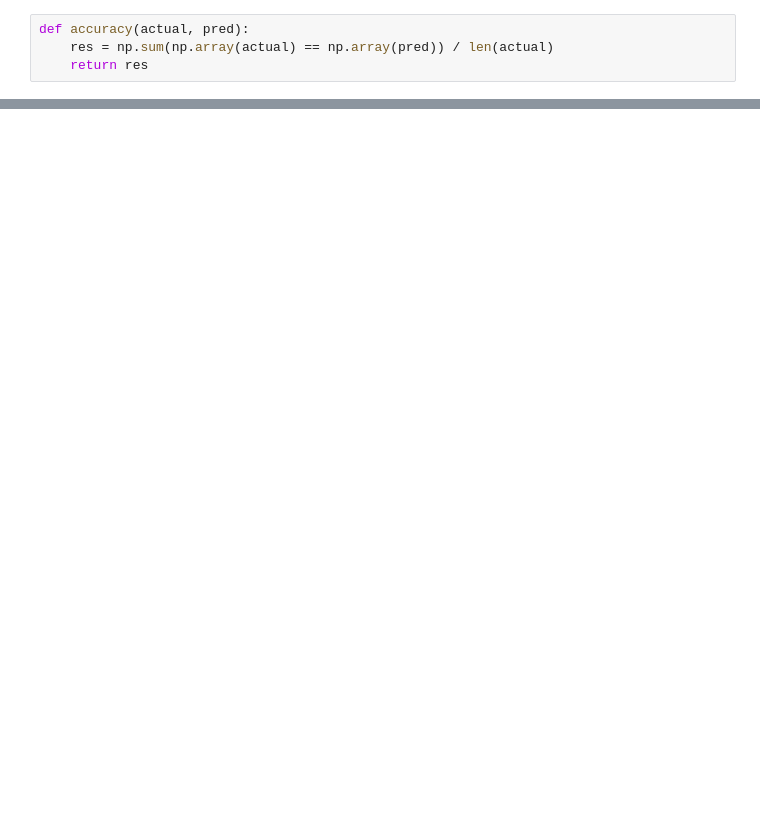
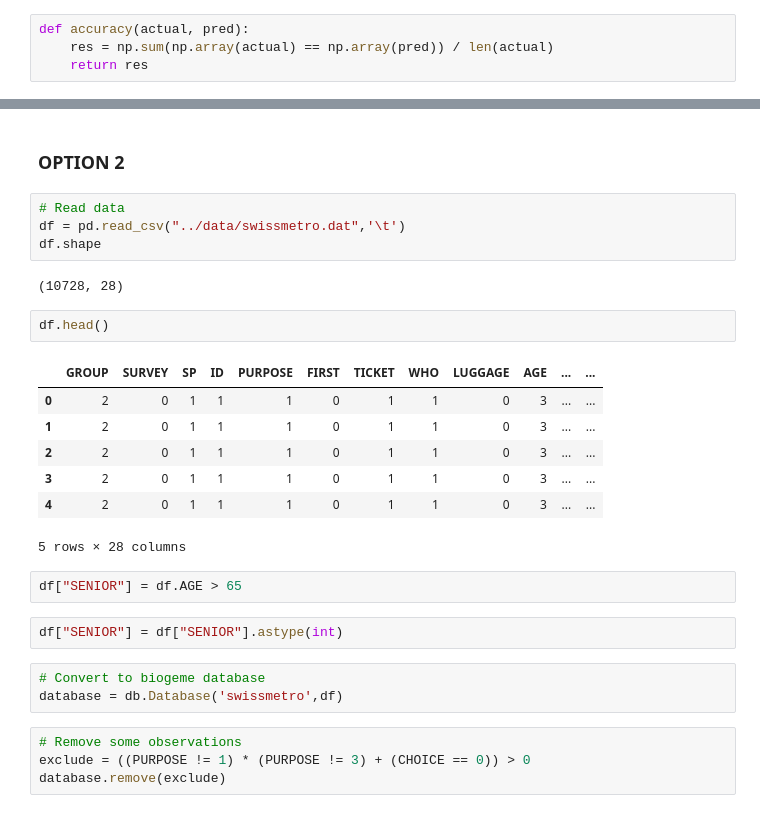
Before and after one commit to danhphan/discrete-choice-intro, a Jupyter notebook: notebooks/01_logit_swissmetro.ipynb, the cells around one changed output, grey strips where cells are left out. Cells and saved outputs as stored; diff of their text form; blank space fills up the shorter version.

```diff
--- a/notebooks/01_logit_swissmetro.ipynb
+++ b/notebooks/01_logit_swissmetro.ipynb
@@ -339,0 +247,29 @@ accuracy(df["CHOICE"], df["PRED"])
+# %% [markdown]
+### OPTION 2
+# %%
+# Read data
+df = pd.read_csv("../data/swissmetro.dat",'\t')
+df.shape
+# %% [output]
+(10728, 28)
+# %%
+df.head()
+# %% [output]
+|  | GROUP | SURVEY | SP | ID | PURPOSE | FIRST | TICKET | WHO | LUGGAGE | AGE | ... | ... |
+| 0 | 2 | 0 | 1 | 1 | 1 | 0 | 1 | 1 | 0 | 3 | ... | ... |
+| 1 | 2 | 0 | 1 | 1 | 1 | 0 | 1 | 1 | 0 | 3 | ... | ... |
+| 2 | 2 | 0 | 1 | 1 | 1 | 0 | 1 | 1 | 0 | 3 | ... | ... |
+| 3 | 2 | 0 | 1 | 1 | 1 | 0 | 1 | 1 | 0 | 3 | ... | ... |
+| 4 | 2 | 0 | 1 | 1 | 1 | 0 | 1 | 1 | 0 | 3 | ... | ... |
+5 rows × 28 columns
+# %%
+df["SENIOR"] = df.AGE > 65
+# %%
+df["SENIOR"] = df["SENIOR"].astype(int)
+# %%
+# Convert to biogeme database
+database = db.Database('swissmetro',df)
+# %%
+# Remove some observations
+exclude = ((PURPOSE != 1) * (PURPOSE != 3) + (CHOICE == 0)) > 0
+database.remove(exclude)
```
Also changed, not shown: parts of 53 cells of this notebook.
